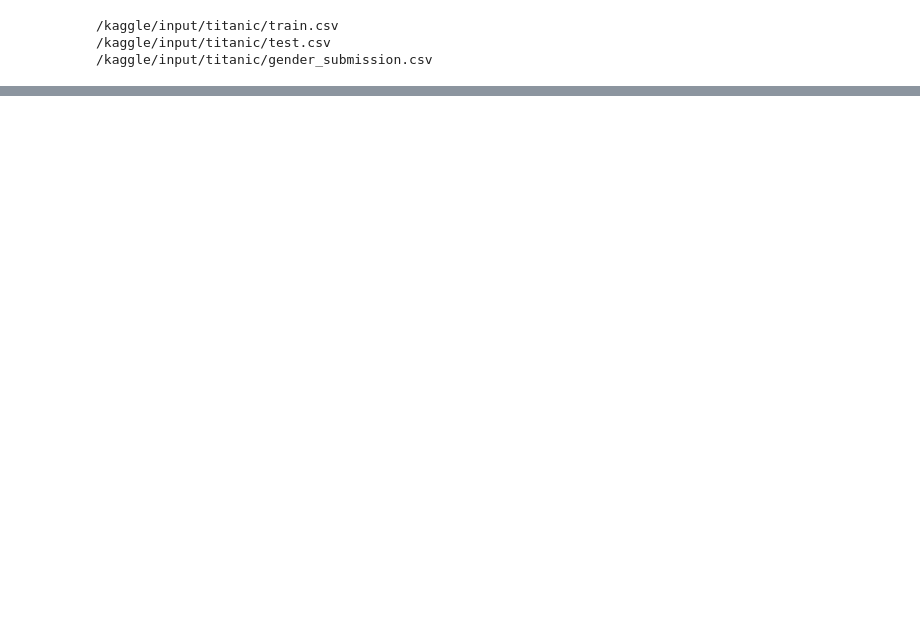
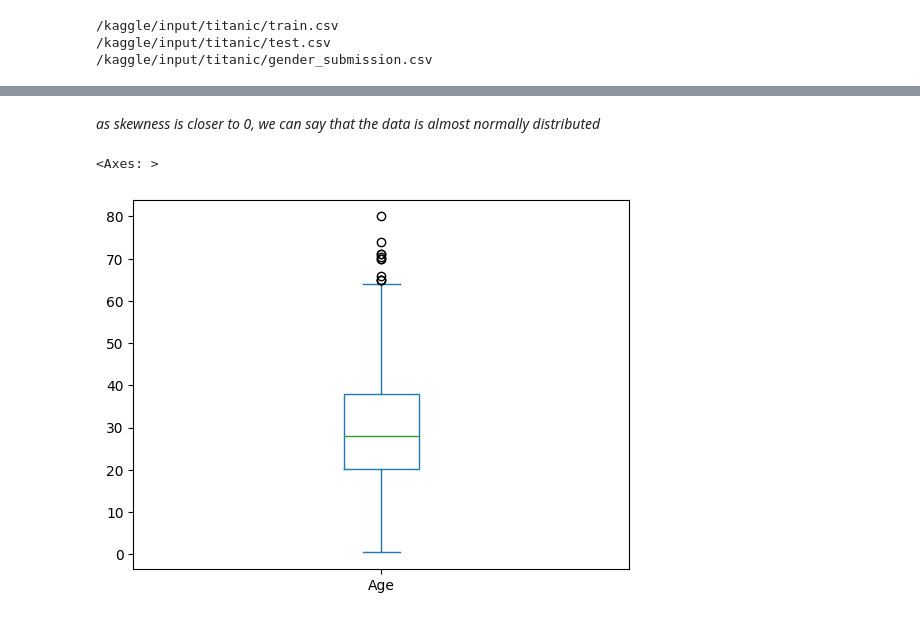
Before and after one commit to NityaVerma19/EDA-on-titanic-dataset, a Jupyter notebook: eda-extracting-insights.ipynb, the cells around one changed output, grey strips where cells are left out. Drawn from its saved outputs; the diff is of its cells as text; code cells hidden in the pictures; blank space fills up the shorter version.

```diff
--- a/eda-extracting-insights.ipynb
+++ b/eda-extracting-insights.ipynb
@@ -33,0 +74,8 @@ df.head()
+# %% [markdown]
+*as skewness is closer to 0, we can say that the data is almost normally distributed*
+# %%
+#Boxp;ot
+df['Age'].plot(kind = "box")
+# %% [output]
+<Axes: >
+[figure, added]
```
Also changed, not shown: parts of 10 cells of this notebook.
